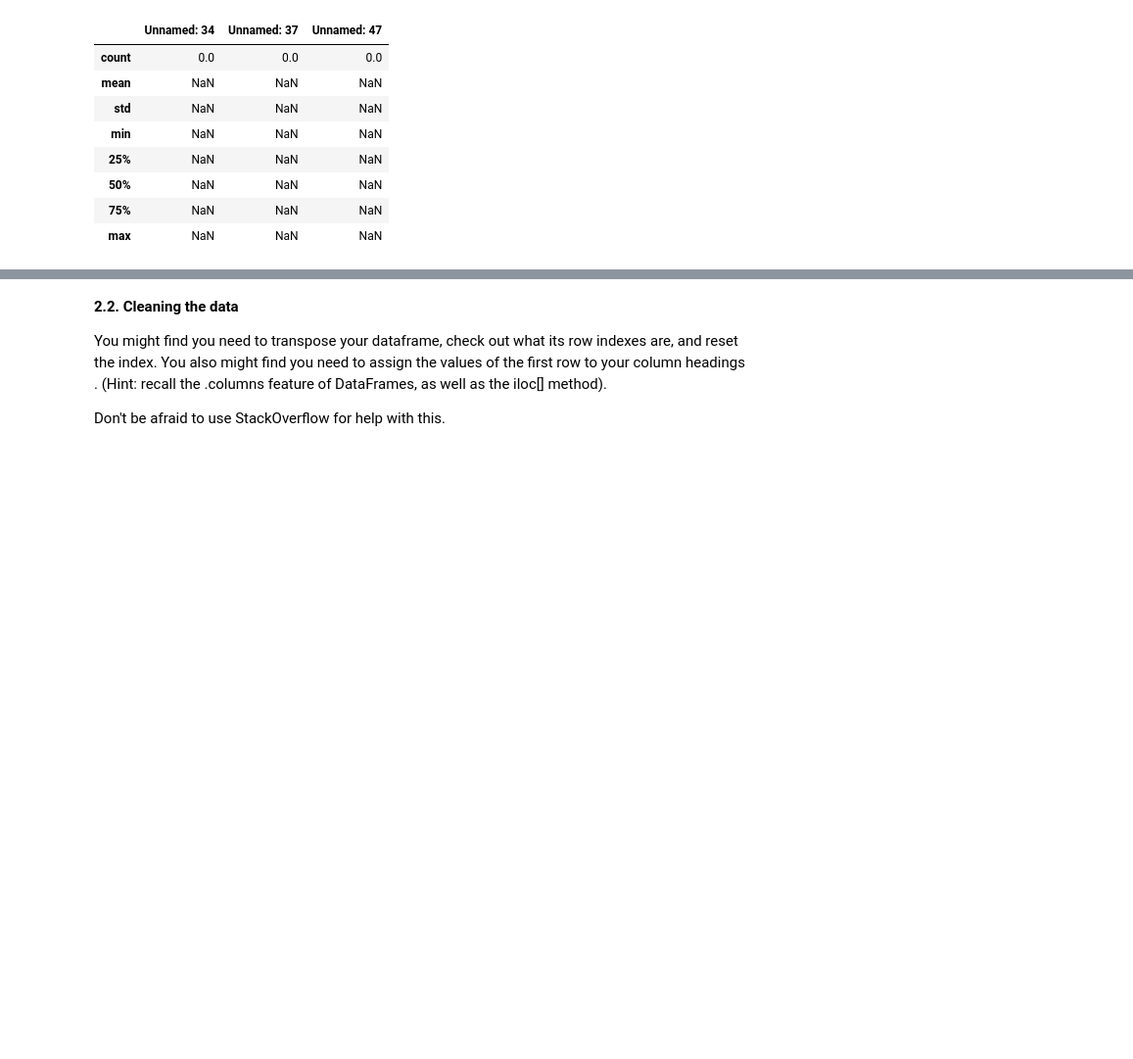
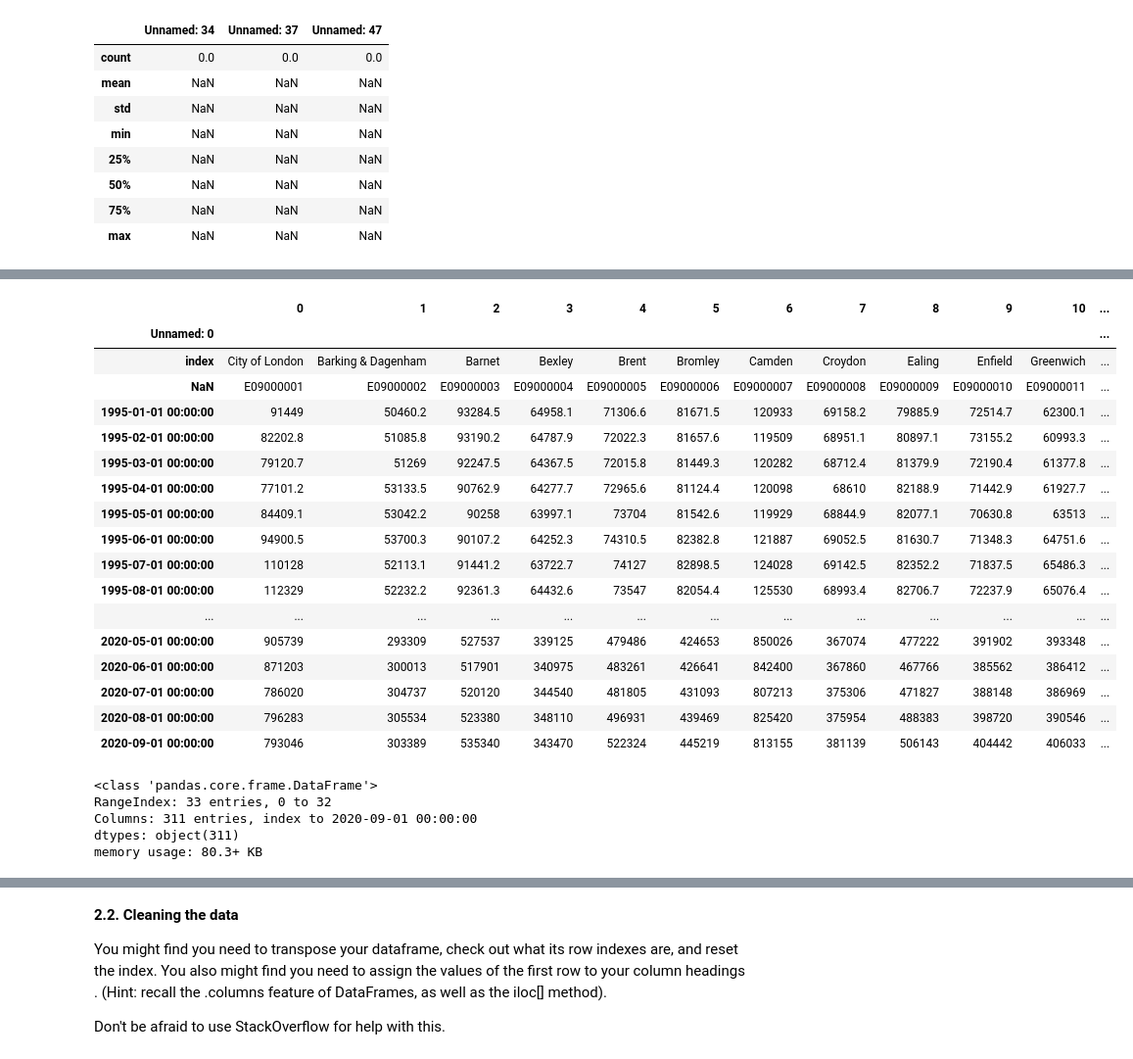
Before and after one commit to pauljacob/mini_projects, a Jupyter notebook: 1581459544_Unit_4_Challenge_-_Tier_3.ipynb/Unit 4 Challenge - Tier 3.ipynb, the cells around one changed output, grey strips where cells are left out. Shown at 98% size. Drawn from its saved outputs; the diff is of its cells as text; code cells hidden in the pictures; blank space fills up the shorter version.

```diff
--- a/1581459544_Unit_4_Challenge_-_Tier_3.ipynb/Unit 4 Challenge - Tier 3.ipynb
+++ b/1581459544_Unit_4_Challenge_-_Tier_3.ipynb/Unit 4 Challenge - Tier 3.ipynb
@@ -136,0 +204,2 @@ memory usage: 118.8+ KB
+# %%
+boroughs = boroughs.set_index('Unnamed: 0')
@@ -136,0 +284,2 @@ memory usage: 118.8+ KB
+# %%
+boroughs = boroughs.T
@@ -136,0 +293,2 @@ memory usage: 118.8+ KB
+# %%
+boroughs.rename(columns = {None: 'id'}, inplace=True)
@@ -136,0 +332,2 @@ memory usage: 118.8+ KB
+# %%
+boroughs = boroughs.reset_index()
@@ -137,3 +364,32 @@ memory usage: 118.8+ KB
+# %%
+boroughs.T
+# %% [output]
+|  | 0 | 1 | 2 | 3 | 4 | 5 | 6 | 7 | 8 | 9 | 10 | ... |
+| Unnamed: 0 |  |  |  |  |  |  |  |  |  |  |  | ... |
+| index | City of London | Barking & Dagenham | Barnet | Bexley | Brent | Bromley | Camden | Croydon | Ealing | Enfield | Greenwich | ... |
+| NaN | E09000001 | E09000002 | E09000003 | E09000004 | E09000005 | E09000006 | E09000007 | E09000008 | E09000009 | E09000010 | E09000011 | ... |
+| 1995-01-01 00:00:00 | 91449 | 50460.2 | 93284.5 | 64958.1 | 71306.6 | 81671.5 | 120933 | 69158.2 | 79885.9 | 72514.7 | 62300.1 | ... |
+| 1995-02-01 00:00:00 | 82202.8 | 51085.8 | 93190.2 | 64787.9 | 72022.3 | 81657.6 | 119509 | 68951.1 | 80897.1 | 73155.2 | 60993.3 | ... |
+| 1995-03-01 00:00:00 | 79120.7 | 51269 | 92247.5 | 64367.5 | 72015.8 | 81449.3 | 120282 | 68712.4 | 81379.9 | 72190.4 | 61377.8 | ... |
+| 1995-04-01 00:00:00 | 77101.2 | 53133.5 | 90762.9 | 64277.7 | 72965.6 | 81124.4 | 120098 | 68610 | 82188.9 | 71442.9 | 61927.7 | ... |
+| 1995-05-01 00:00:00 | 84409.1 | 53042.2 | 90258 | 63997.1 | 73704 | 81542.6 | 119929 | 68844.9 | 82077.1 | 70630.8 | 63513 | ... |
+| 1995-06-01 00:00:00 | 94900.5 | 53700.3 | 90107.2 | 64252.3 | 74310.5 | 82382.8 | 121887 | 69052.5 | 81630.7 | 71348.3 | 64751.6 | ... |
+| 1995-07-01 00:00:00 | 110128 | 52113.1 | 91441.2 | 63722.7 | 74127 | 82898.5 | 124028 | 69142.5 | 82352.2 | 71837.5 | 65486.3 | ... |
+| 1995-08-01 00:00:00 | 112329 | 52232.2 | 92361.3 | 64432.6 | 73547 | 82054.4 | 125530 | 68993.4 | 82706.7 | 72237.9 | 65076.4 | ... |
+| ... | ... | ... | ... | ... | ... | ... | ... | ... | ... | ... | ... | ... |
+| 2020-05-01 00:00:00 | 905739 | 293309 | 527537 | 339125 | 479486 | 424653 | 850026 | 367074 | 477222 | 391902 | 393348 | ... |
+| 2020-06-01 00:00:00 | 871203 | 300013 | 517901 | 340975 | 483261 | 426641 | 842400 | 367860 | 467766 | 385562 | 386412 | ... |
+| 2020-07-01 00:00:00 | 786020 | 304737 | 520120 | 344540 | 481805 | 431093 | 807213 | 375306 | 471827 | 388148 | 386969 | ... |
+| 2020-08-01 00:00:00 | 796283 | 305534 | 523380 | 348110 | 496931 | 439469 | 825420 | 375954 | 488383 | 398720 | 390546 | ... |
+| 2020-09-01 00:00:00 | 793046 | 303389 | 535340 | 343470 | 522324 | 445219 | 813155 | 381139 | 506143 | 404442 | 406033 | ... |
+# %%
+boroughs.info()
+# %% [output]
+<class 'pandas.core.frame.DataFrame'>
+RangeIndex: 33 entries, 0 to 32
+Columns: 311 entries, index to 2020-09-01 00:00:00
+dtypes: object(311)
+memory usage: 80.3+ KB
 # %%
 properties.head(11)
 # %% [output]
```
Also changed, not shown: parts of 26 cells of this notebook.
